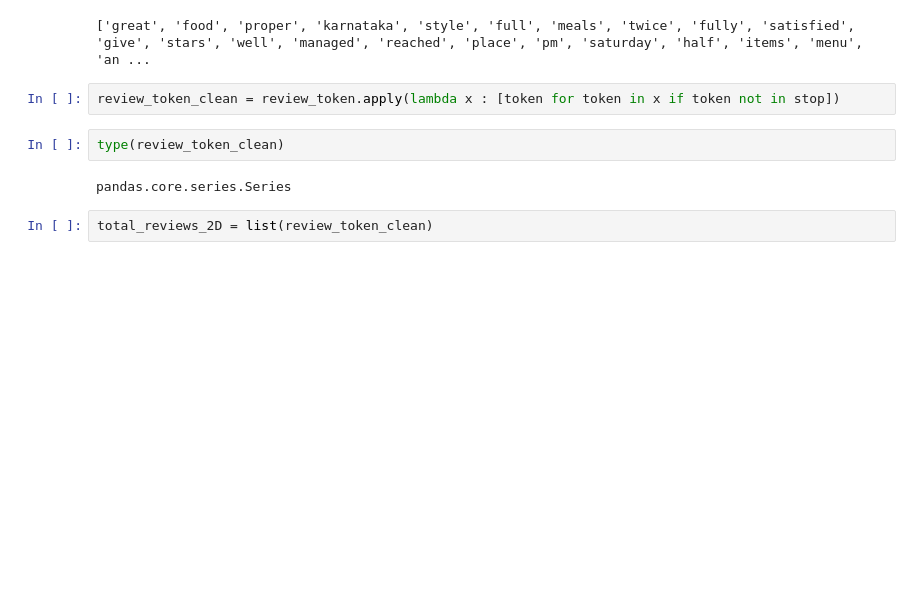
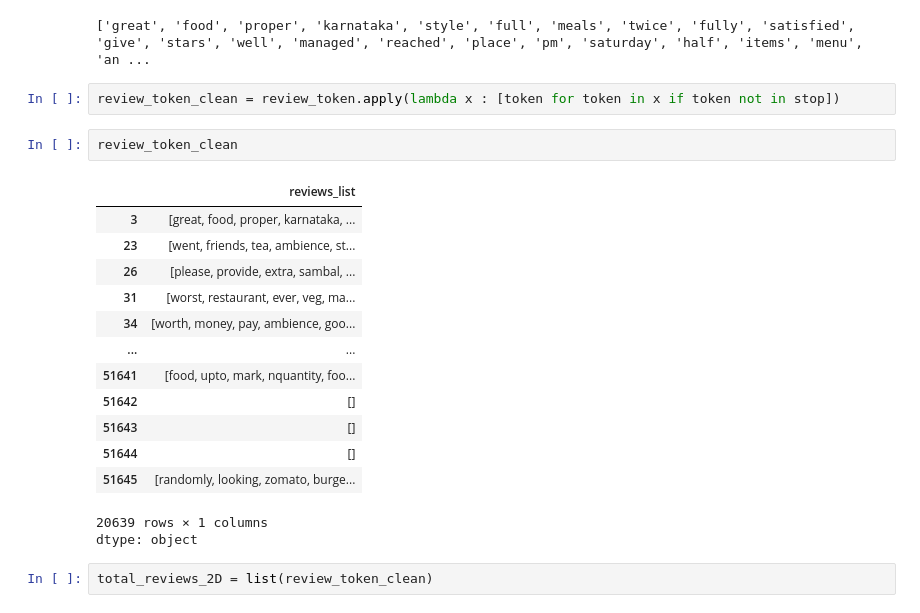
Before and after one commit to PRATHAMSINGHTYADAV/Projects, a Jupyter notebook: Zomato_case_study.ipynb, the cells around one changed output. Cells and saved outputs as stored; diff of their text form; blank space fills up the shorter version.

```diff
--- a/Zomato_case_study.ipynb
+++ b/Zomato_case_study.ipynb
@@ -303,10 +310,23 @@ print([token for token in rev_3 if token not in stop])
 ['great', 'food', 'proper', 'karnataka', 'style', 'full', 'meals', 'twice', 'fully', 'satisfied', 'give', 'stars', 'well', 'managed', 'reached', 'place', 'pm', 'saturday', 'half', 'items', 'menu', 'an ...
 # %%
 review_token_clean = review_token.apply(lambda x : [token for token in x if token not in stop])
-# %%
-type(review_token_clean)
-# %% [output]
-pandas.core.series.Series
+# %%
+review_token_clean
+# %% [output]
+|  | reviews_list |
+| 3 | [great, food, proper, karnataka, ... |
+| 23 | [went, friends, tea, ambience, st... |
+| 26 | [please, provide, extra, sambal, ... |
+| 31 | [worst, restaurant, ever, veg, ma... |
+| 34 | [worth, money, pay, ambience, goo... |
+| ... | ... |
+| 51641 | [food, upto, mark, nquantity, foo... |
+| 51642 | [] |
+| 51643 | [] |
+| 51644 | [] |
+| 51645 | [randomly, looking, zomato, burge... |
+20639 rows × 1 columns
+dtype: object
 # %%
 total_reviews_2D = list(review_token_clean)
 # %%
```
Also changed, not shown: parts of 41 cells of this notebook.
